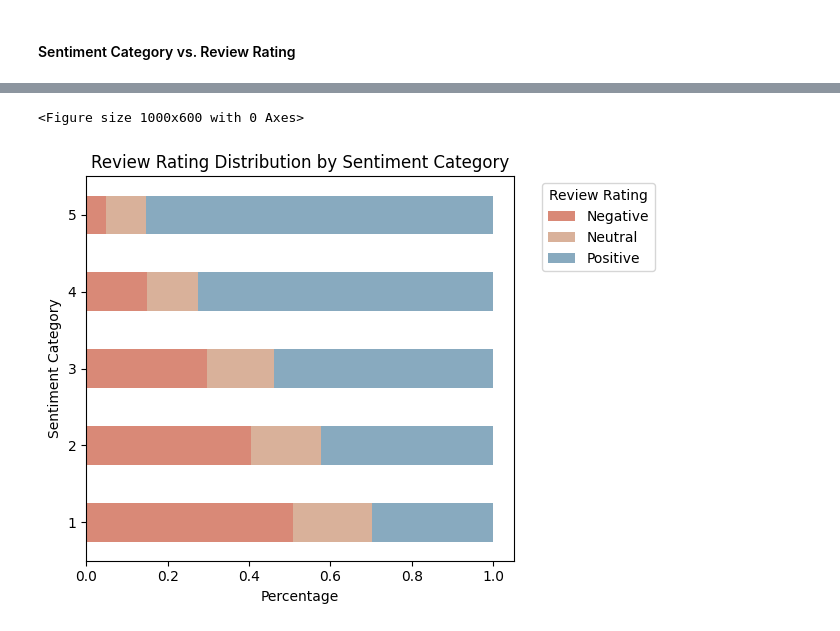
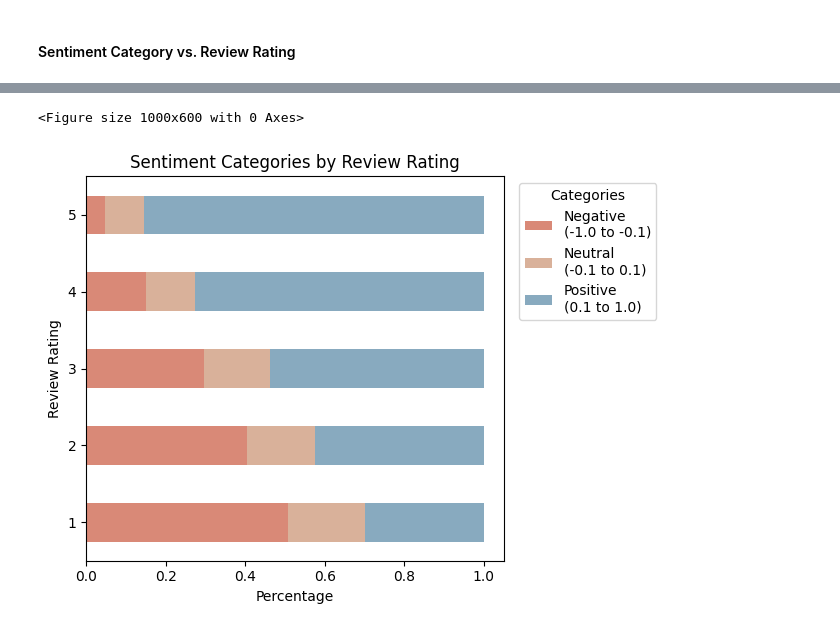
Before and after one commit to compss211/final-project-repo-group-9, a Jupyter notebook: notebooks/2 - Sentiment Analysis.ipynb, the cells around one changed output, grey strips where cells are left out. Saved outputs shown, nothing was run; the diff lists cells and outputs as text; code cells hidden in the pictures.

```diff
--- a/notebooks/2 - Sentiment Analysis.ipynb
+++ b/notebooks/2 - Sentiment Analysis.ipynb
@@ -73,8 +73,8 @@ plt.show()
 # %% [markdown]
 #### Sentiment Category vs. Review Rating
 # %%
-# Create pivot table for heatmap
-df_senti_heatmap = pd.crosstab(
+# Create pivot table
+df_senti_stacked = pd.crosstab(
     df_senti[df_senti['review_rating'] != 0]['review_rating'],
     df_senti[df_senti['review_rating'] != 0]['sentiment_category'],
     normalize='index'
@@ -92,13 +82,18 @@ plt.show()
 # %%
 # Plot stacked bar chart for sentiment categories
 plt.figure(figsize=(10, 6))
-df_senti_heatmap.plot(kind='barh', stacked=True, color=['#D98977', '#D9B19A', '#88AABF'])
-plt.title('Review Rating Distribution by Sentiment Category')
-plt.ylabel('Sentiment Category')
+df_senti_stacked.plot(kind='barh', stacked=True, color=['#D98977', '#D9B19A', '#88AABF'])
+plt.title('Sentiment Categories by Review Rating')
+plt.ylabel('Review Rating')
 plt.xlabel('Percentage')
-plt.legend(title='Review Rating', bbox_to_anchor=(1.05, 1), loc='upper left')
+plt.legend(['Negative\n(-1.0 to -0.1)',
+            'Neutral\n(-0.1 to 0.1)',
+            'Positive\n(0.1 to 1.0)'],
+           title='Categories',
+           loc='upper left',
+           bbox_to_anchor=(1.02, 1))
 plt.tight_layout()
 plt.show()
 # %% [output]
 <Figure size 1000x600 with 0 Axes>
-[figure, old version]
+[figure, new version]
```
Also changed, not shown: parts of 1 cell of this notebook.
